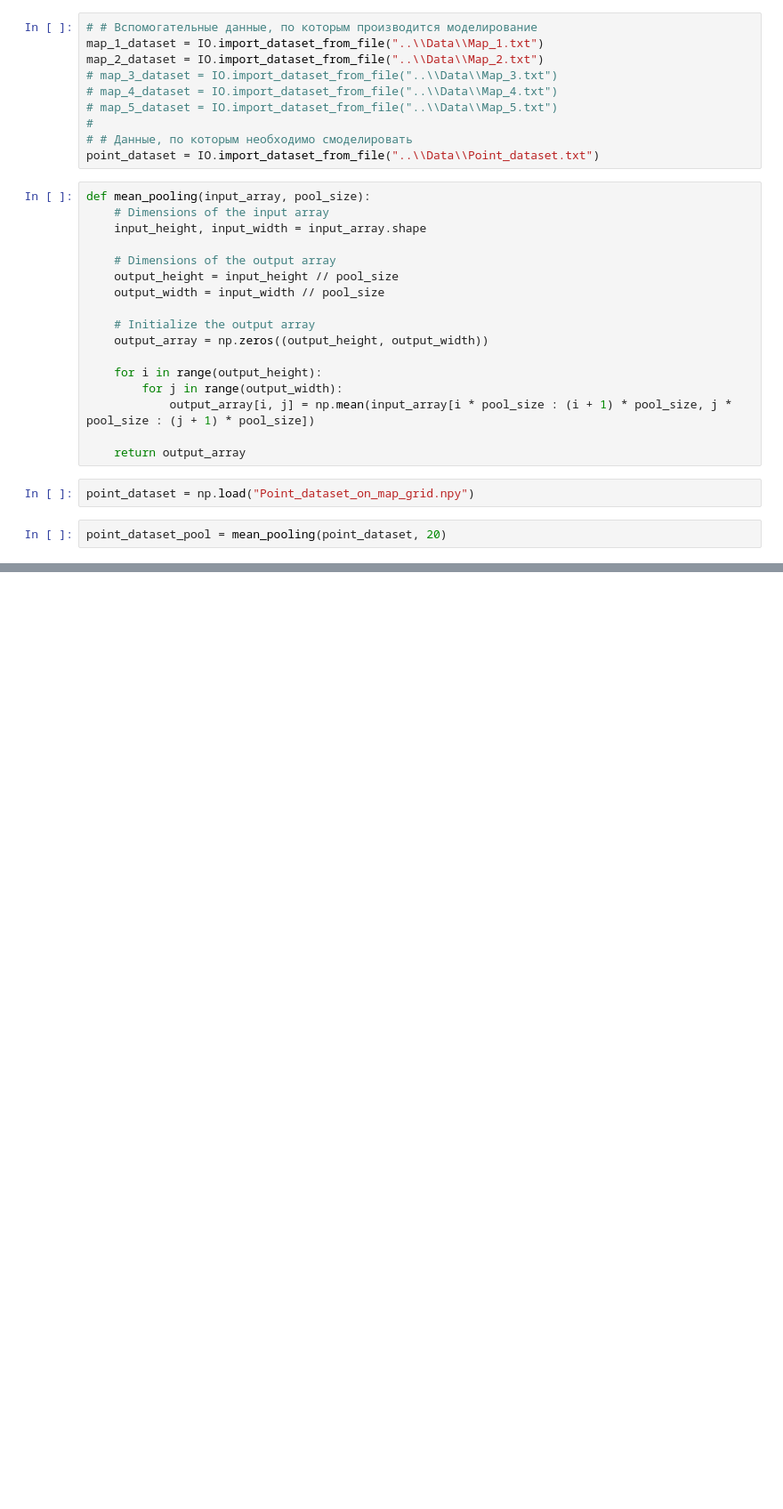
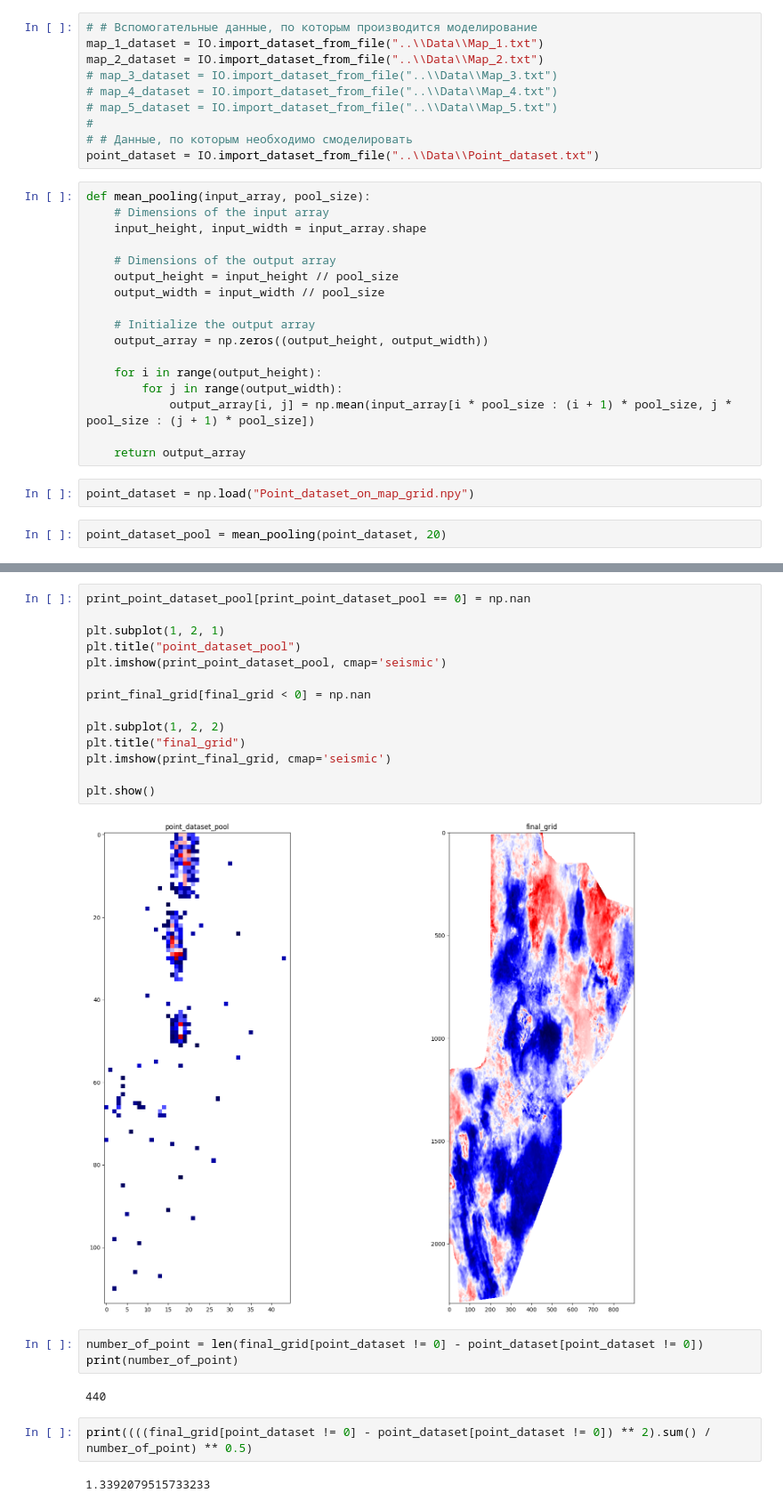
Before and after one commit to dd114/Hackaton-Rosneft-2023, a Jupyter notebook: Code/Data-processing.ipynb, the cells around one changed output, grey strips where cells are left out. Shown at 89% size. Drawn from its saved outputs; the diff is of its cells as text; blank space fills up the shorter version.

```diff
--- a/Code/Data-processing.ipynb
+++ b/Code/Data-processing.ipynb
@@ -63,0 +110,25 @@ plt.show()
+# %%
+print_point_dataset_pool[print_point_dataset_pool == 0] = np.nan
+
+plt.subplot(1, 2, 1)
+plt.title("point_dataset_pool")
+plt.imshow(print_point_dataset_pool, cmap='seismic')
+
+print_final_grid[final_grid < 0] = np.nan
+
+plt.subplot(1, 2, 2)
+plt.title("final_grid")
+plt.imshow(print_final_grid, cmap='seismic')
+
+plt.show()
+# %% [output]
+[figure, added]
+# %%
+number_of_point = len(final_grid[point_dataset != 0] - point_dataset[point_dataset != 0])
+print(number_of_point)
+# %% [output]
+440
+# %%
+print((((final_grid[point_dataset != 0] - point_dataset[point_dataset != 0]) ** 2).sum() / number_of_point) ** 0.5)
+# %% [output]
+1.3392079515733233
```
Also changed, not shown: parts of 10 cells of this notebook, 1 other file.
